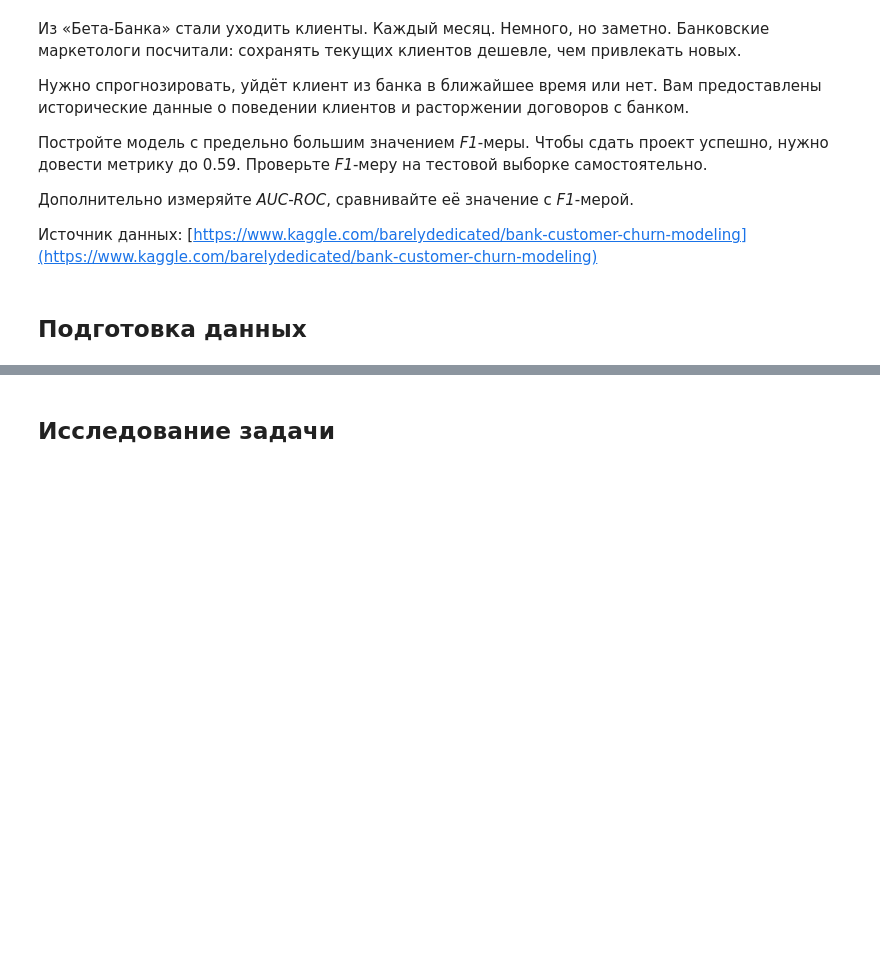
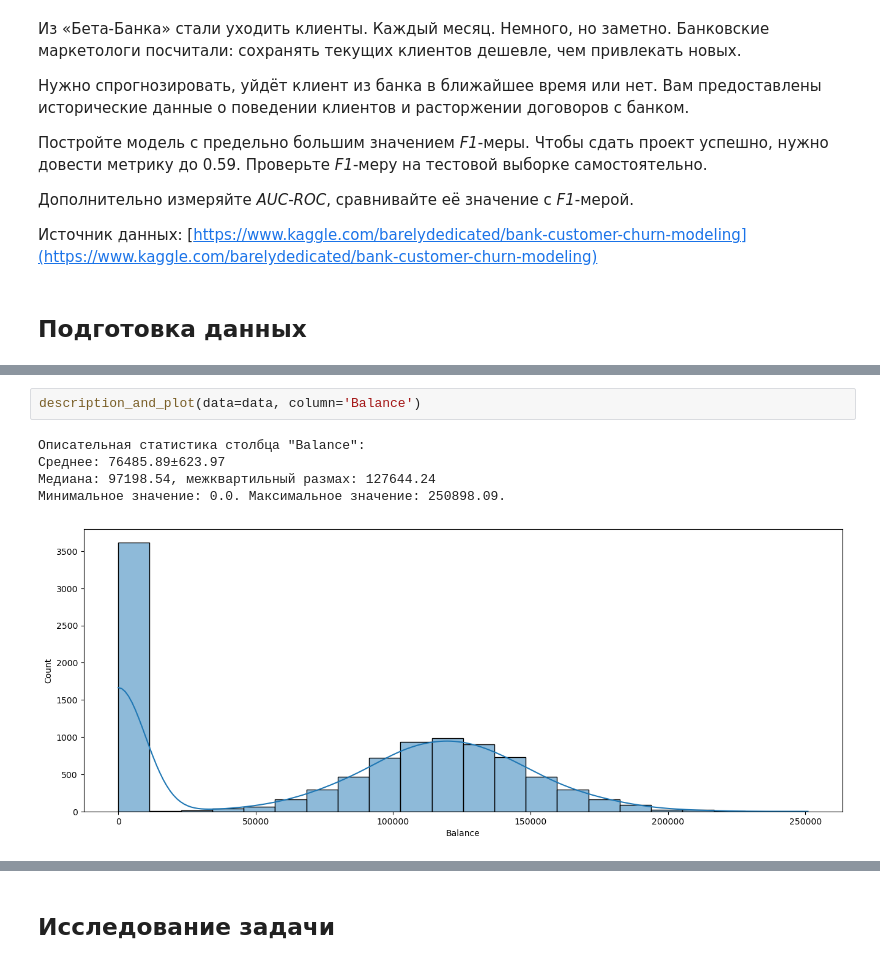
Before and after one commit to karimovdo/teacher, a Jupyter notebook: model_teacher.ipynb, the cells around one changed output, grey strips where cells are left out. Cells and saved outputs as stored; diff of their text form; blank space fills up the shorter version.

```diff
--- a/model_teacher.ipynb
+++ b/model_teacher.ipynb
@@ -19,0 +122,8 @@ import pandas as pd
+# %%
+description_and_plot(data=data, column='Balance')
+# %% [output]
+Описательная статистика столбца "Balance":
+Среднее: 76485.89±623.97
+Медиана: 97198.54, межквартильный размах: 127644.24
+Минимальное значение: 0.0. Максимальное значение: 250898.09.
+[figure, added]
```
Also changed, not shown: parts of 26 cells of this notebook, 1 other file.
